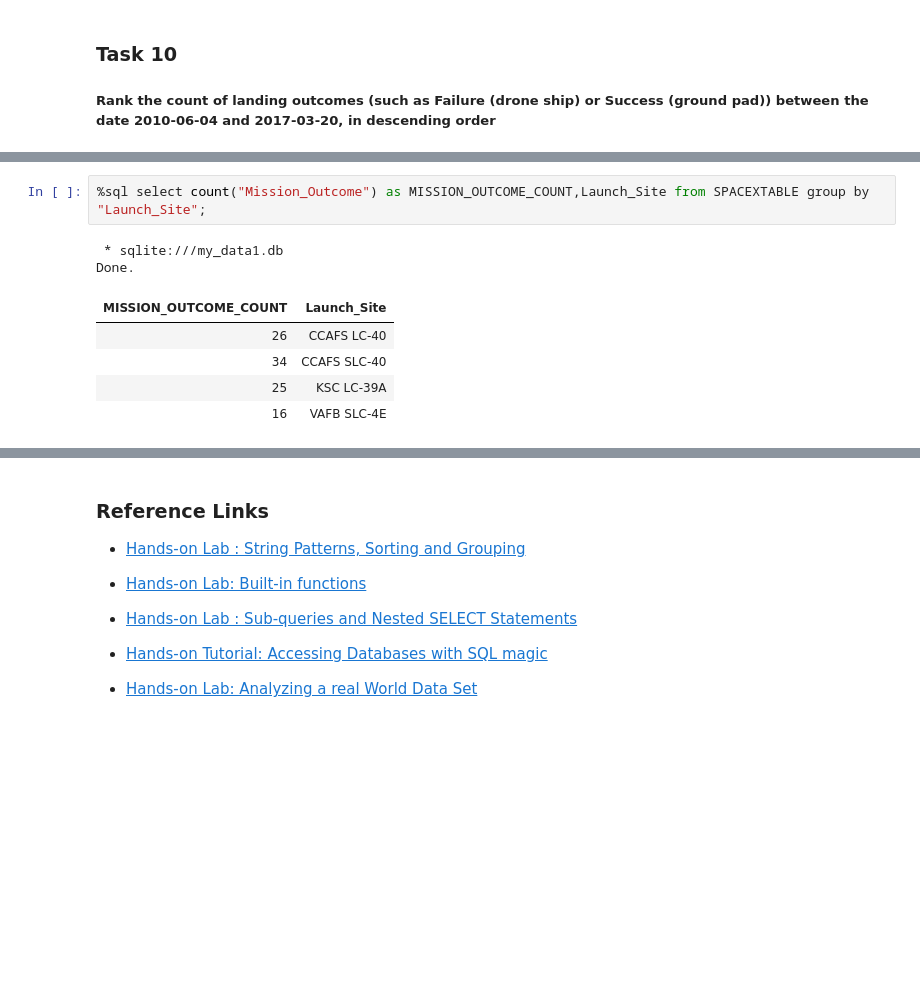
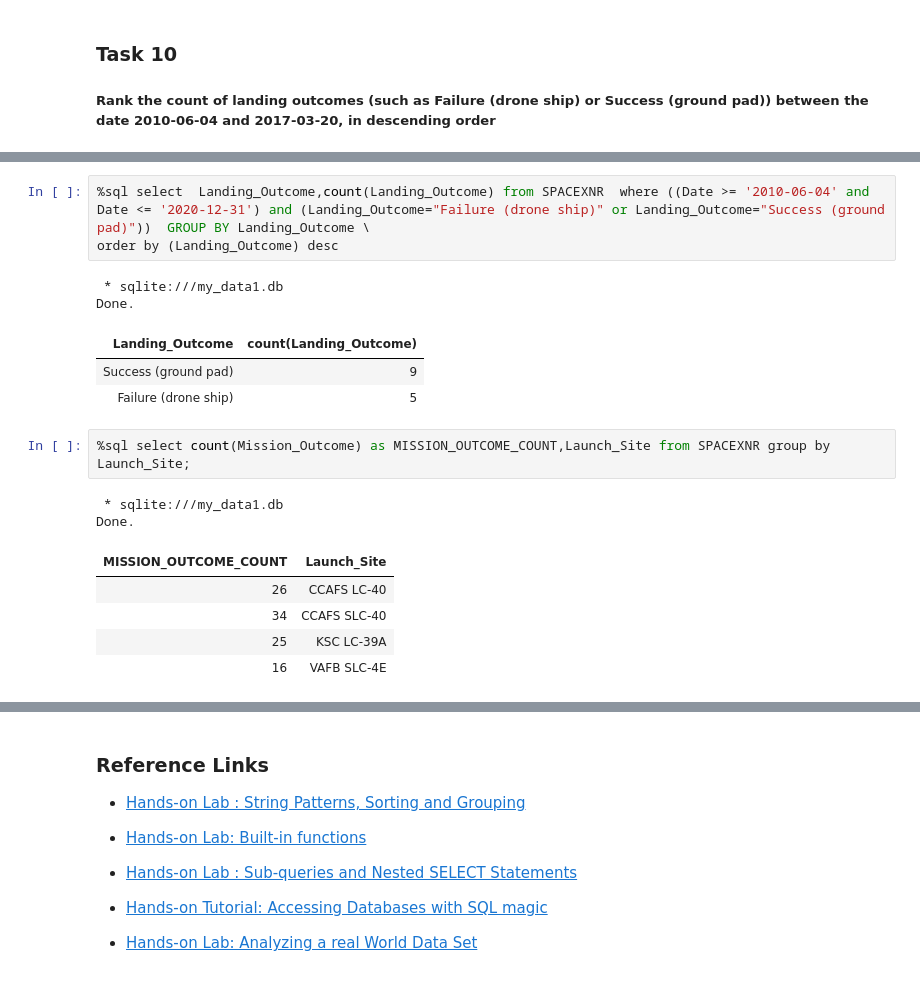
Before and after one commit to arina001/capstone, a Jupyter notebook: NRjupyter-labs-eda-sql-edx_sqllite.ipynb, the cells around one changed output, grey strips where cells are left out. Saved outputs shown, nothing was run; the diff lists cells and outputs as text; blank space fills up the shorter version.

Commit message:
added sqlite lab - created new table in db

```diff
--- a/NRjupyter-labs-eda-sql-edx_sqllite.ipynb
+++ b/NRjupyter-labs-eda-sql-edx_sqllite.ipynb
@@ -264,6 +267,15 @@ Done.
 | Failure (drone ship) | 5 |
+# %%
+%sql select  Landing_Outcome,count(Landing_Outcome) from SPACEXNR  where ((Date >= '2010-06-04' and Date <= '2020-12-31') and (Landing_Outcome="Failure (drone ship)" or Landing_Outcome="Success (ground pad)"))  GROUP BY Landing_Outcome \
+order by (Landing_Outcome) desc
+# %% [output]
+ * sqlite:///my_data1.db
+Done.
+| Landing_Outcome | count(Landing_Outcome) |
+| Success (ground pad) | 9 |
+| Failure (drone ship) | 5 |
 # %%
-%sql select count("Mission_Outcome") as MISSION_OUTCOME_COUNT,Launch_Site from SPACEXTABLE group by "Launch_Site";
+%sql select count(Mission_Outcome) as MISSION_OUTCOME_COUNT,Launch_Site from SPACEXNR group by Launch_Site;
 # %% [output]
  * sqlite:///my_data1.db
 Done.
```
Also changed, not shown: parts of 18 cells of this notebook.
